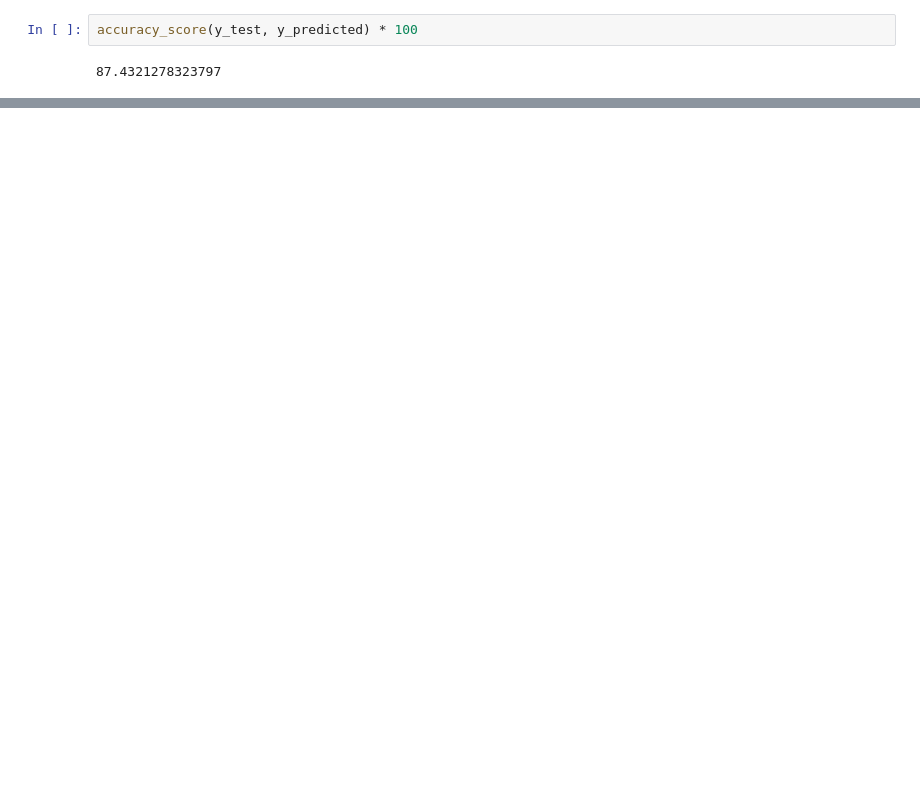
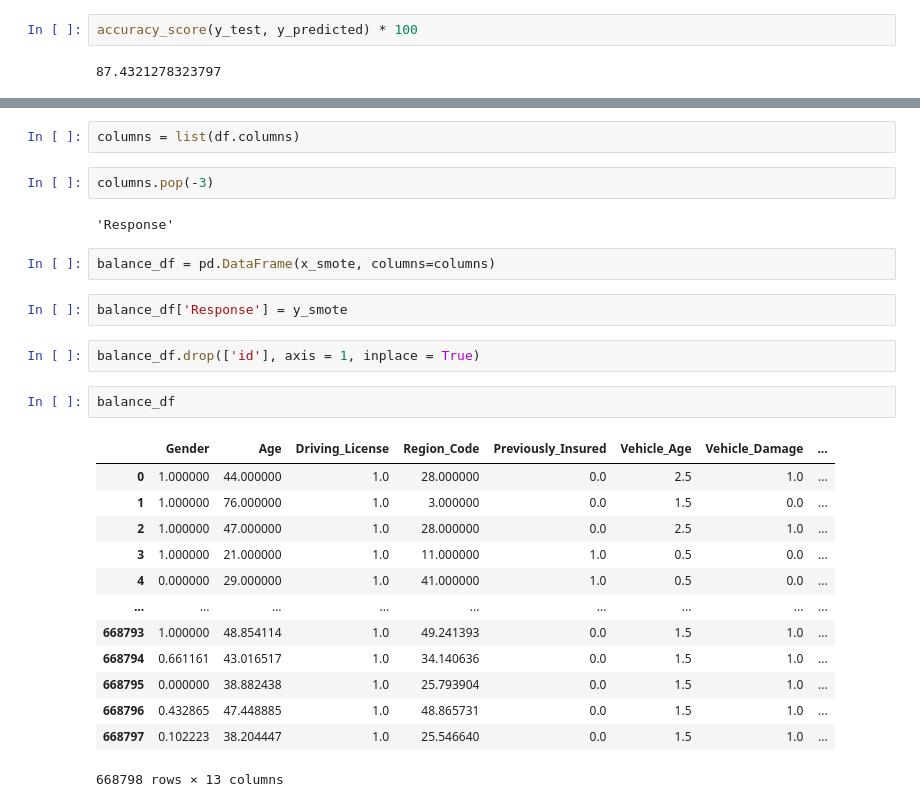
Before and after one commit to me-smishra27/HEALTH-INSURANCE-CROSS-SELL-PREDICTION, a Jupyter notebook: HEALTH_INSURANCE_CROSS_SELL_PREDICTION.ipynb, the cells around one changed output, grey strips where cells are left out. Cells and saved outputs as stored; diff of their text form; blank space fills up the shorter version.

```diff
--- a/HEALTH_INSURANCE_CROSS_SELL_PREDICTION.ipynb
+++ b/HEALTH_INSURANCE_CROSS_SELL_PREDICTION.ipynb
@@ -226,0 +485,28 @@ accuracy_score(y_test, y_predicted) * 100
+# %%
+columns = list(df.columns)
+# %%
+columns.pop(-3)
+# %% [output]
+'Response'
+# %%
+balance_df = pd.DataFrame(x_smote, columns=columns)
+# %%
+balance_df['Response'] = y_smote
+# %%
+balance_df.drop(['id'], axis = 1, inplace = True)
+# %%
+balance_df
+# %% [output]
+|  | Gender | Age | Driving_License | Region_Code | Previously_Insured | Vehicle_Age | Vehicle_Damage | ... |
+| 0 | 1.000000 | 44.000000 | 1.0 | 28.000000 | 0.0 | 2.5 | 1.0 | ... |
+| 1 | 1.000000 | 76.000000 | 1.0 | 3.000000 | 0.0 | 1.5 | 0.0 | ... |
+| 2 | 1.000000 | 47.000000 | 1.0 | 28.000000 | 0.0 | 2.5 | 1.0 | ... |
+| 3 | 1.000000 | 21.000000 | 1.0 | 11.000000 | 1.0 | 0.5 | 0.0 | ... |
+| 4 | 0.000000 | 29.000000 | 1.0 | 41.000000 | 1.0 | 0.5 | 0.0 | ... |
+| ... | ... | ... | ... | ... | ... | ... | ... | ... |
+| 668793 | 1.000000 | 48.854114 | 1.0 | 49.241393 | 0.0 | 1.5 | 1.0 | ... |
+| 668794 | 0.661161 | 43.016517 | 1.0 | 34.140636 | 0.0 | 1.5 | 1.0 | ... |
+| 668795 | 0.000000 | 38.882438 | 1.0 | 25.793904 | 0.0 | 1.5 | 1.0 | ... |
+| 668796 | 0.432865 | 47.448885 | 1.0 | 48.865731 | 0.0 | 1.5 | 1.0 | ... |
+| 668797 | 0.102223 | 38.204447 | 1.0 | 25.546640 | 0.0 | 1.5 | 1.0 | ... |
+668798 rows × 13 columns
```
Also changed, not shown: parts of 56 cells of this notebook.
